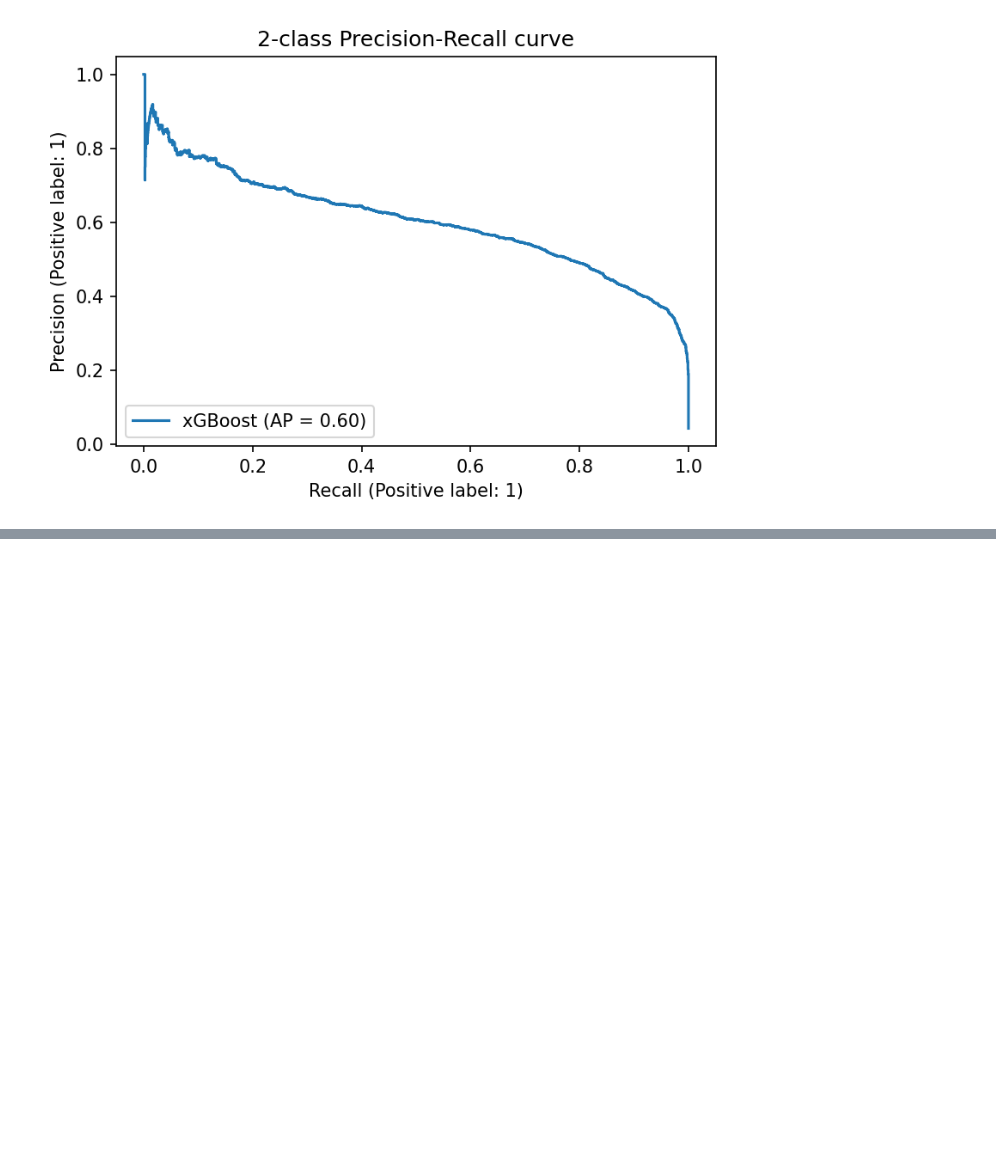
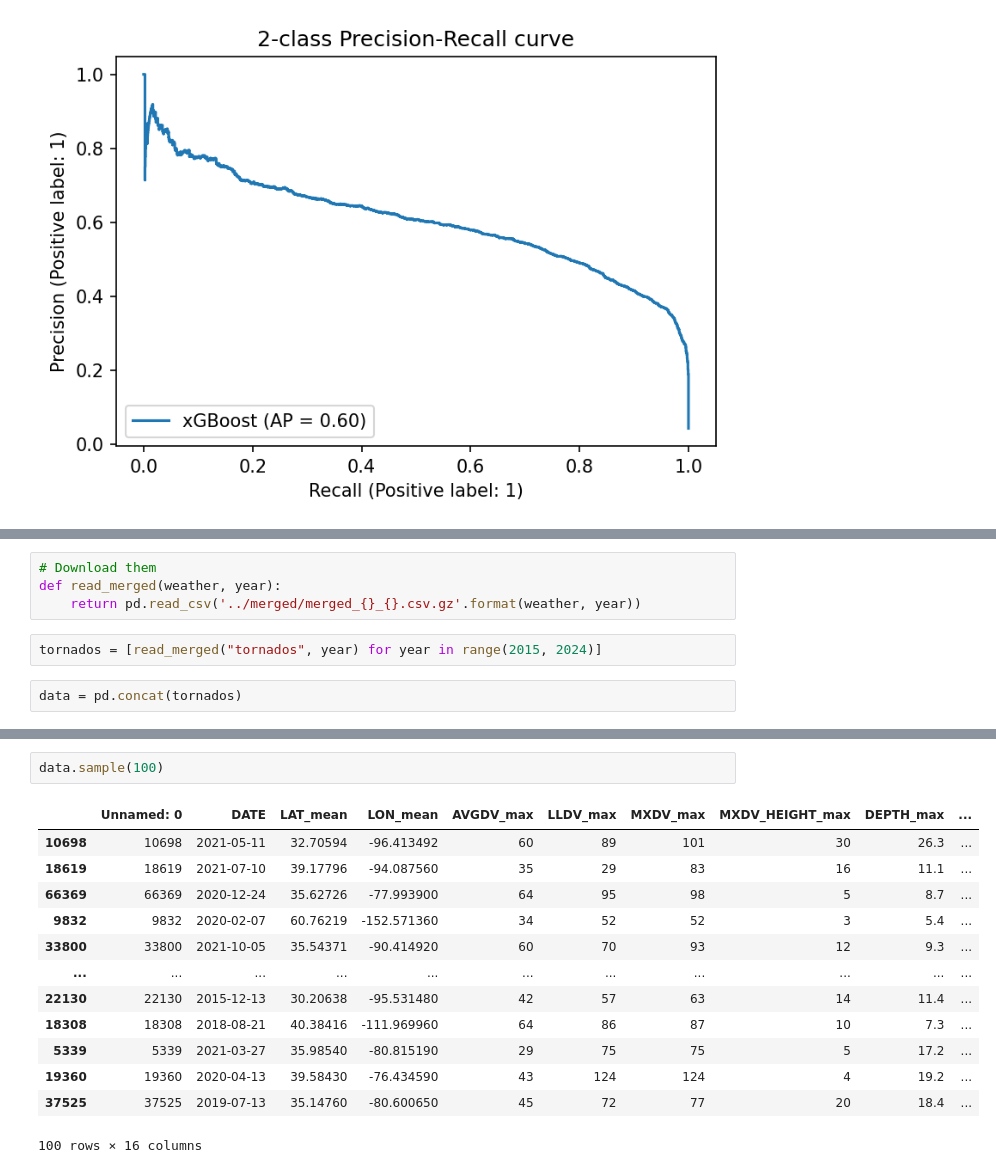
Before and after one commit to amourayuba/Power-Outage-Prediction, a Jupyter notebook: codes/modeling_tornados.ipynb, the cells around one changed output, grey strips where cells are left out. Cells and saved outputs as stored; diff of their text form; blank space fills up the shorter version.

```diff
--- a/codes/modeling_tornados.ipynb
+++ b/codes/modeling_tornados.ipynb
@@ -397,0 +401,8 @@ _ = display.ax_.set_title("2-class Precision-Recall curve")
+# %%
+# Download them
+def read_merged(weather, year):
+    return pd.read_csv('../merged/merged_{}_{}.csv.gz'.format(weather, year))
+# %%
+tornados = [read_merged("tornados", year) for year in range(2015, 2024)]
+# %%
+data = pd.concat(tornados)
@@ -397,0 +429,16 @@ _ = display.ax_.set_title("2-class Precision-Recall curve")
+# %%
+data.sample(100)
+# %% [output]
+|  | Unnamed: 0 | DATE | LAT_mean | LON_mean | AVGDV_max | LLDV_max | MXDV_max | MXDV_HEIGHT_max | DEPTH_max | ... |
+| 10698 | 10698 | 2021-05-11 | 32.70594 | -96.413492 | 60 | 89 | 101 | 30 | 26.3 | ... |
+| 18619 | 18619 | 2021-07-10 | 39.17796 | -94.087560 | 35 | 29 | 83 | 16 | 11.1 | ... |
+| 66369 | 66369 | 2020-12-24 | 35.62726 | -77.993900 | 64 | 95 | 98 | 5 | 8.7 | ... |
+| 9832 | 9832 | 2020-02-07 | 60.76219 | -152.571360 | 34 | 52 | 52 | 3 | 5.4 | ... |
+| 33800 | 33800 | 2021-10-05 | 35.54371 | -90.414920 | 60 | 70 | 93 | 12 | 9.3 | ... |
+| ... | ... | ... | ... | ... | ... | ... | ... | ... | ... | ... |
+| 22130 | 22130 | 2015-12-13 | 30.20638 | -95.531480 | 42 | 57 | 63 | 14 | 11.4 | ... |
+| 18308 | 18308 | 2018-08-21 | 40.38416 | -111.969960 | 64 | 86 | 87 | 10 | 7.3 | ... |
+| 5339 | 5339 | 2021-03-27 | 35.98540 | -80.815190 | 29 | 75 | 75 | 5 | 17.2 | ... |
+| 19360 | 19360 | 2020-04-13 | 39.58430 | -76.434590 | 43 | 124 | 124 | 4 | 19.2 | ... |
+| 37525 | 37525 | 2019-07-13 | 35.14760 | -80.600650 | 45 | 72 | 77 | 20 | 18.4 | ... |
+100 rows × 16 columns
```
Also changed, not shown: parts of 31 cells of this notebook.
